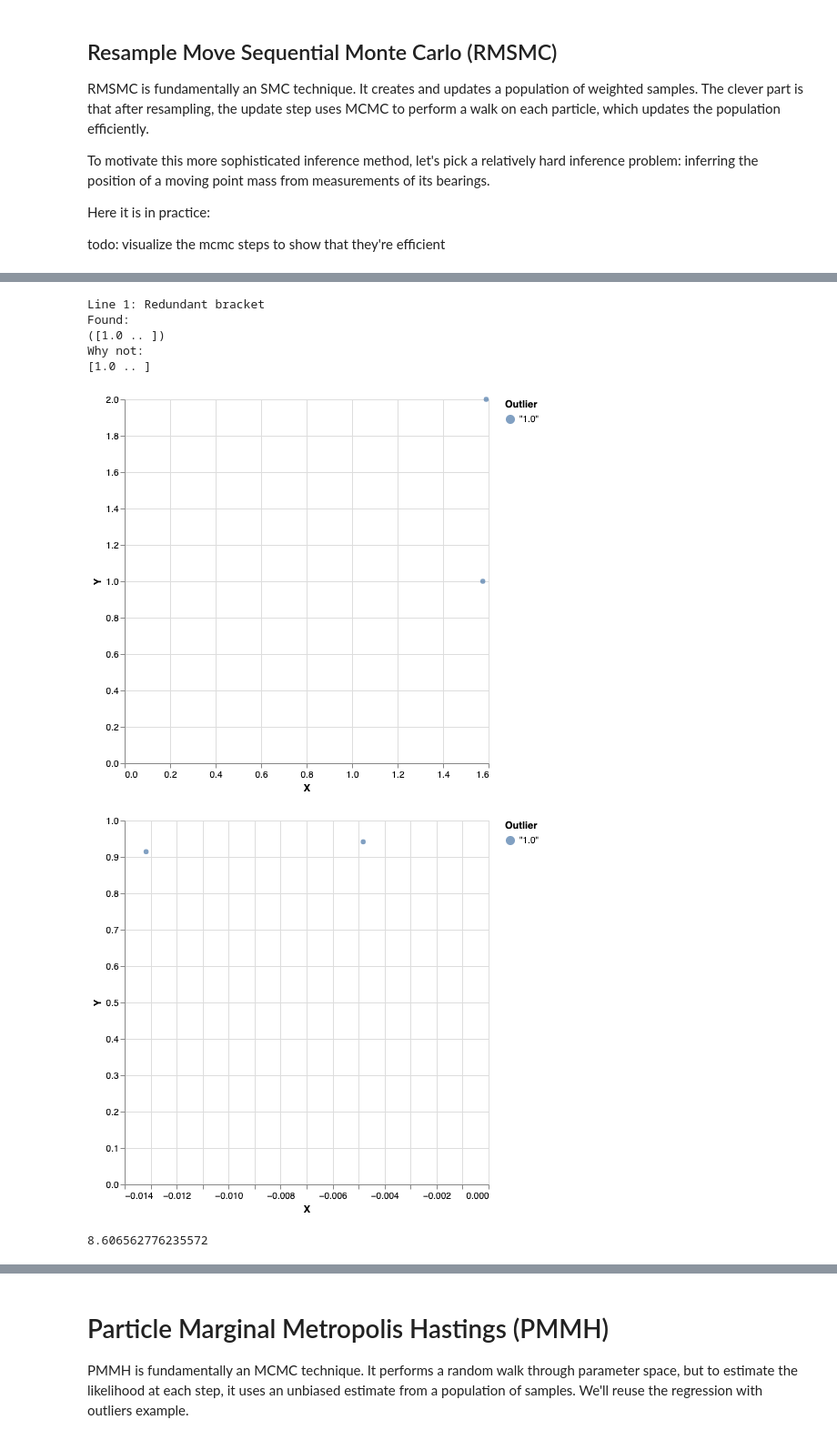
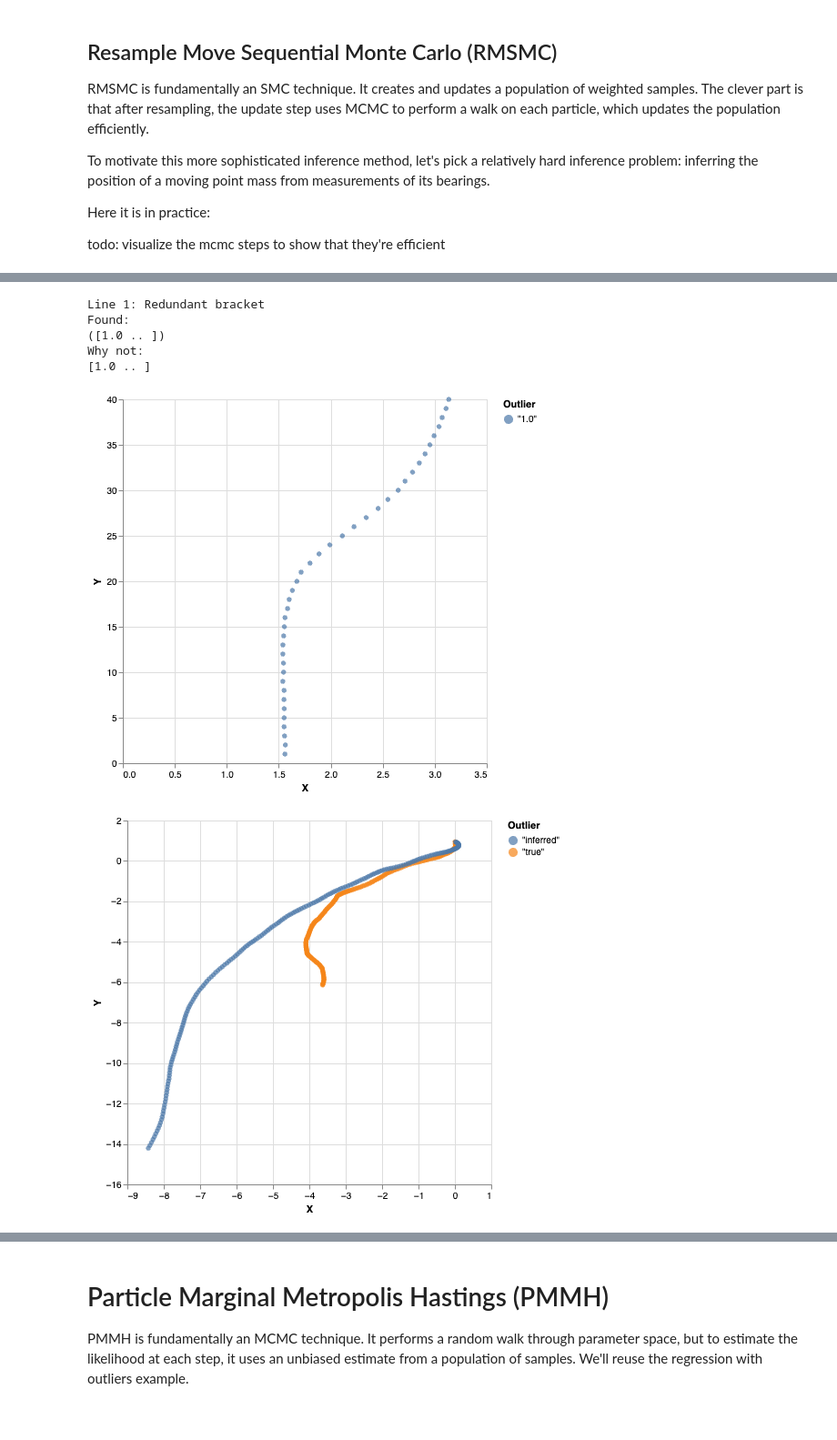
Before and after one commit to tweag/monad-bayes, a Jupyter notebook: notebooks/AdvancedSampling.ipynb, the cells around one changed output, grey strips where cells are left out. Shown at 91% size. Drawn from its saved outputs; the diff is of its cells as text; code cells hidden in the pictures.

```diff
--- a/notebooks/AdvancedSampling.ipynb
+++ b/notebooks/AdvancedSampling.ipynb
@@ -107,15 +109,9 @@ observations <- sampleIO $ mapM (\position -> normal (bearing position) measurem
 # %%
-plotVega ( zip (zip observations ([1.0..])) $ Prelude.repeat $ T.pack "1.0")
+plot ( zip (zip observations ([1.0..])) $ Prelude.repeat $ T.pack "1.0")
 # %% [output]
 Line 1: Redundant bracket
 Found:
 ([1.0 .. ])
 Why not:
 [1.0 .. ]
-[figure, old version]
+[figure, new version]
-# %%
-s <- sampleIO $ prior $ mh 1000 $ P.toListM $ model observations
-
-plotVega $ zip (head s) (Prelude.repeat $ T.pack $ show 1.0)
-# %% [output]
-[figure, removed]
@@ -126,5 +118,6 @@ s <- sampleIOfixed $ runPopulation $ smcSystematic 2 1 $ P.toListM $ model obser
-# %%
-import Data.List
-snd $ head s
-# %% [output]
-8.606562776235572
+# %%
+s <- sampleIOfixed $ unweighted $ mh 10000 $ P.toListM $ model observations
+# %%
+plot $ zip positions (Prelude.repeat $ T.pack "true") <>  zip (head s) (Prelude.repeat $ T.pack "inferred")
+# %% [output]
+[figure, added]
```
Also changed, not shown: parts of 16 cells of this notebook, 34 other files.
